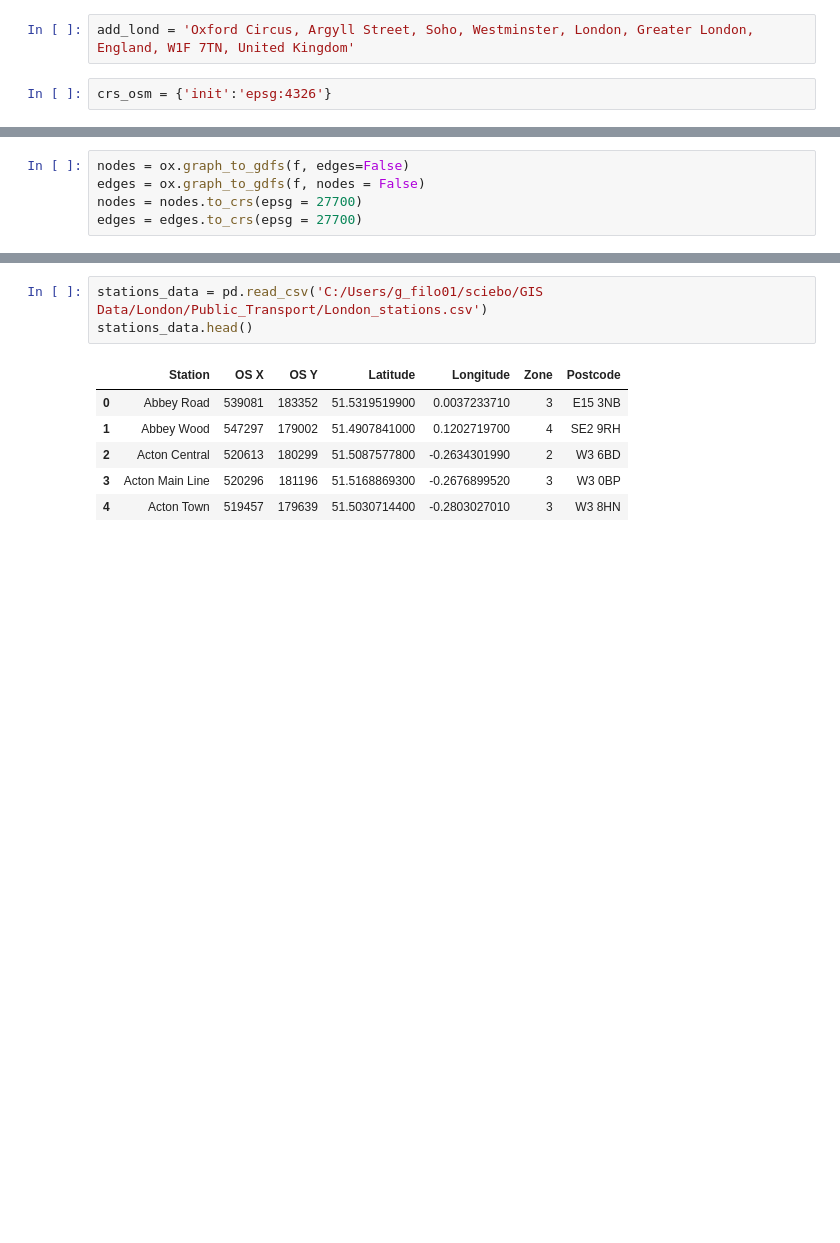
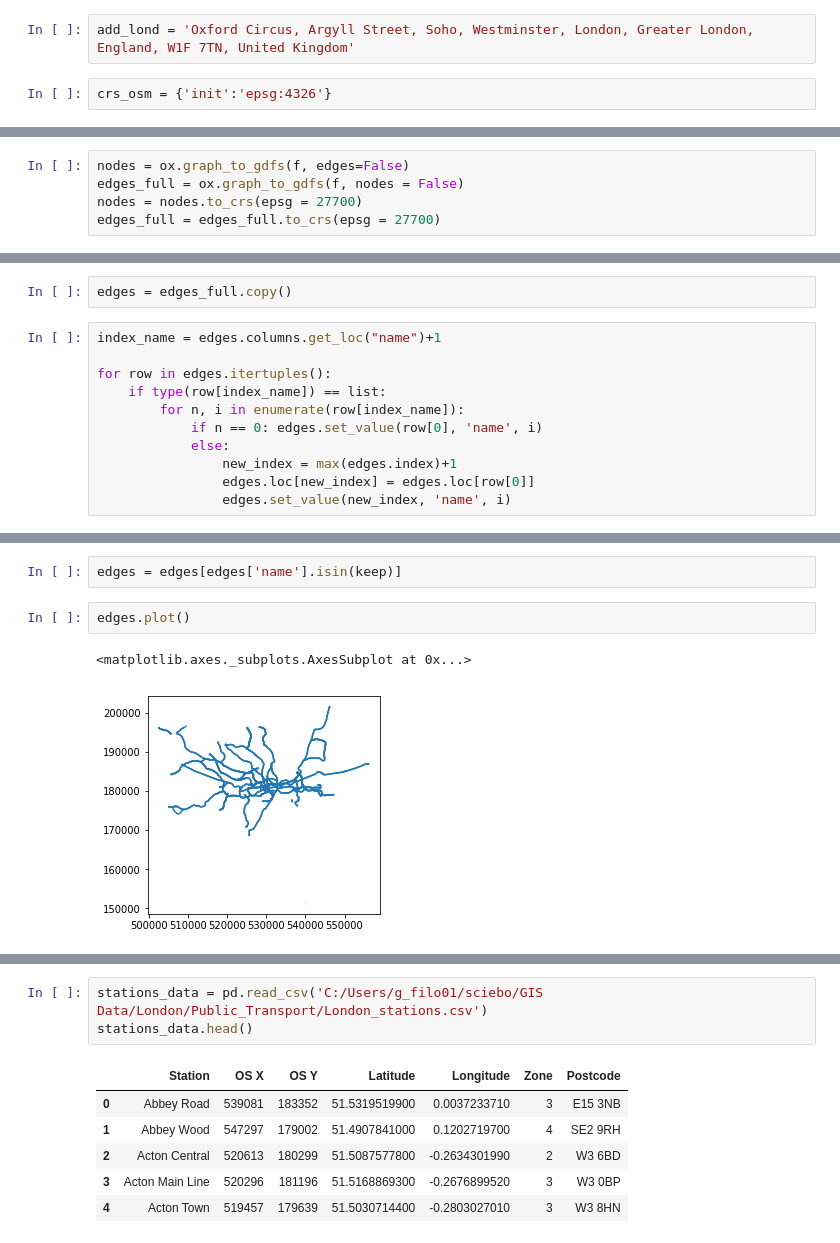
Before and after one commit to g-filomena/Computational-Image-of-the-City, a Jupyter notebook: Transport.ipynb, the cells around one changed output, grey strips where cells are left out. Drawn from its saved outputs; the diff is of its cells as text; blank space fills up the shorter version.

```diff
--- a/Transport.ipynb
+++ b/Transport.ipynb
@@ -41,5 +41,5 @@ fig, ax = ox.plot_graph(f, fig_height=10, node_color='orange', node_size=30, nod
 # %%
 nodes = ox.graph_to_gdfs(f, edges=False)
-edges = ox.graph_to_gdfs(f, nodes = False)
+edges_full = ox.graph_to_gdfs(f, nodes = False)
 nodes = nodes.to_crs(epsg = 27700)
-edges = edges.to_crs(epsg = 27700)
+edges_full = edges_full.to_crs(epsg = 27700)
@@ -45,0 +52,13 @@ edges = edges.to_crs(epsg = 27700)
+# %%
+edges = edges_full.copy()
+# %%
+index_name = edges.columns.get_loc("name")+1
+
+for row in edges.itertuples():
+    if type(row[index_name]) == list:
+        for n, i in enumerate(row[index_name]):
+            if n == 0: edges.set_value(row[0], 'name', i)
+            else:
+                new_index = max(edges.index)+1
+                edges.loc[new_index] = edges.loc[row[0]]
+                edges.set_value(new_index, 'name', i)
@@ -45,0 +172,7 @@ edges = edges.to_crs(epsg = 27700)
+# %%
+edges = edges[edges['name'].isin(keep)]
+# %%
+edges.plot()
+# %% [output]
+<matplotlib.axes._subplots.AxesSubplot at 0x...>
+[figure, added]
```
Also changed, not shown: parts of 34 cells of this notebook, 24 other files.
